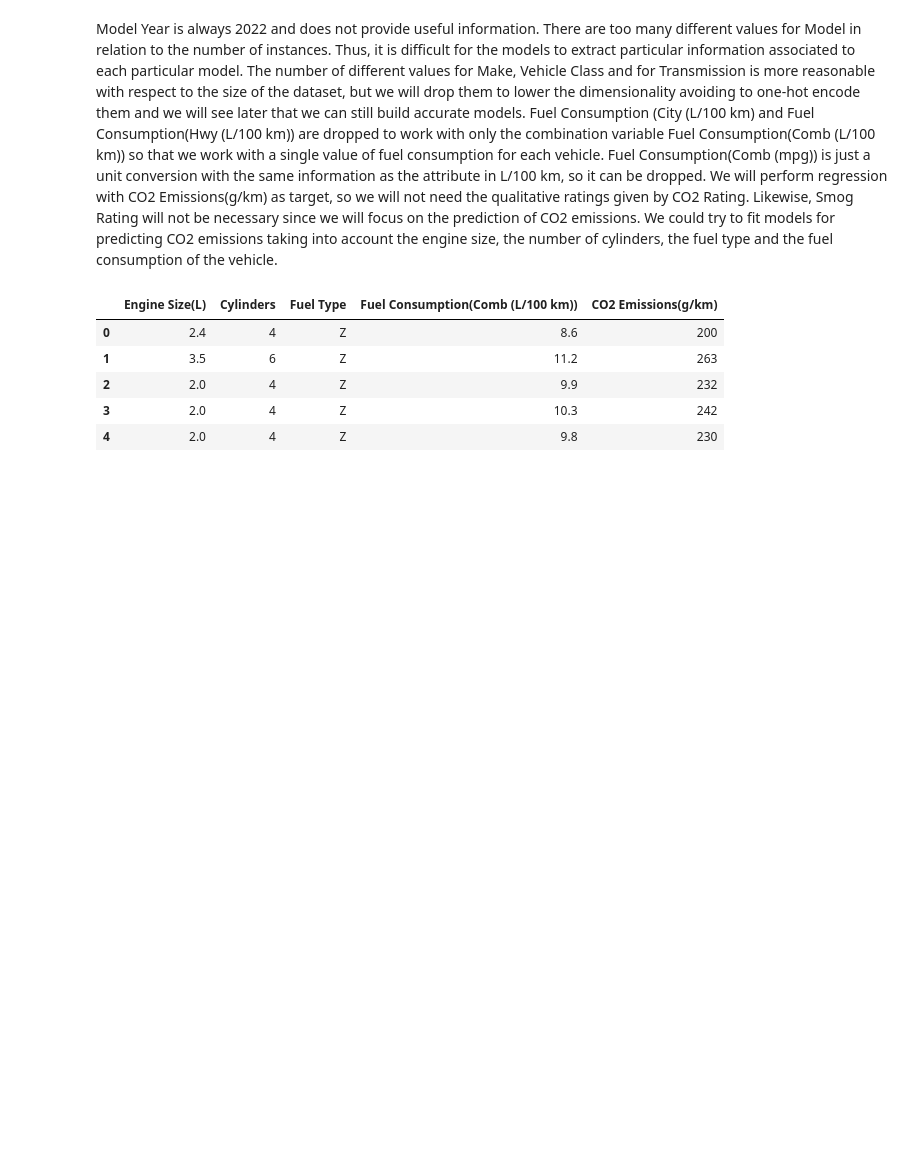
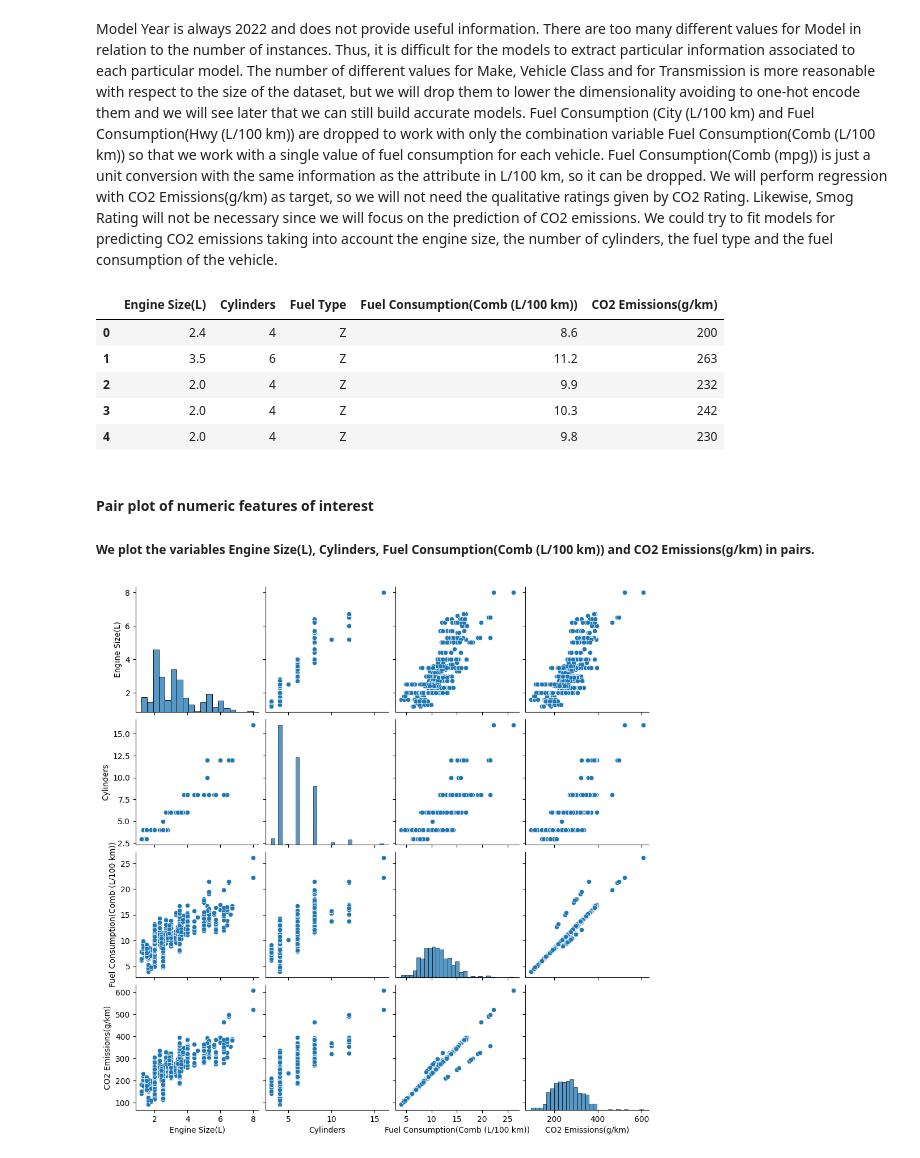
Before and after one commit to SasikaAththanayaka/Linear_Regression_-SLR-_on_Carbondioxide_emission_of_vehicles, a Jupyter notebook: co2_emission_eda.ipynb, the cells around one changed output. Drawn from its saved outputs; the diff is of its cells as text; code cells hidden in the pictures; blank space fills up the shorter version.

Commit message:
Pair plot of numeric features of interest

```diff
--- a/co2_emission_eda.ipynb
+++ b/co2_emission_eda.ipynb
@@ -344,3 +344,11 @@ co2_emission_filter.head()
 | 2 | 2.0 | 4 | Z | 9.9 | 232 |
 | 3 | 2.0 | 4 | Z | 10.3 | 242 |
 | 4 | 2.0 | 4 | Z | 9.8 | 230 |
+# %% [markdown]
+#### Pair plot of numeric features of interest
+##### We plot the variables Engine Size(L), Cylinders, Fuel Consumption(Comb (L/100 km)) and CO2 Emissions(g/km) in pairs.
+# %%
+sns.pairplot(co2_emission_filter[['Engine Size(L)','Cylinders','Fuel Consumption(Comb (L/100 km))','CO2 Emissions(g/km)']])
+plt.show()
+# %% [output]
+[figure, added]
```
Also changed, not shown: parts of 2 cells of this notebook.
